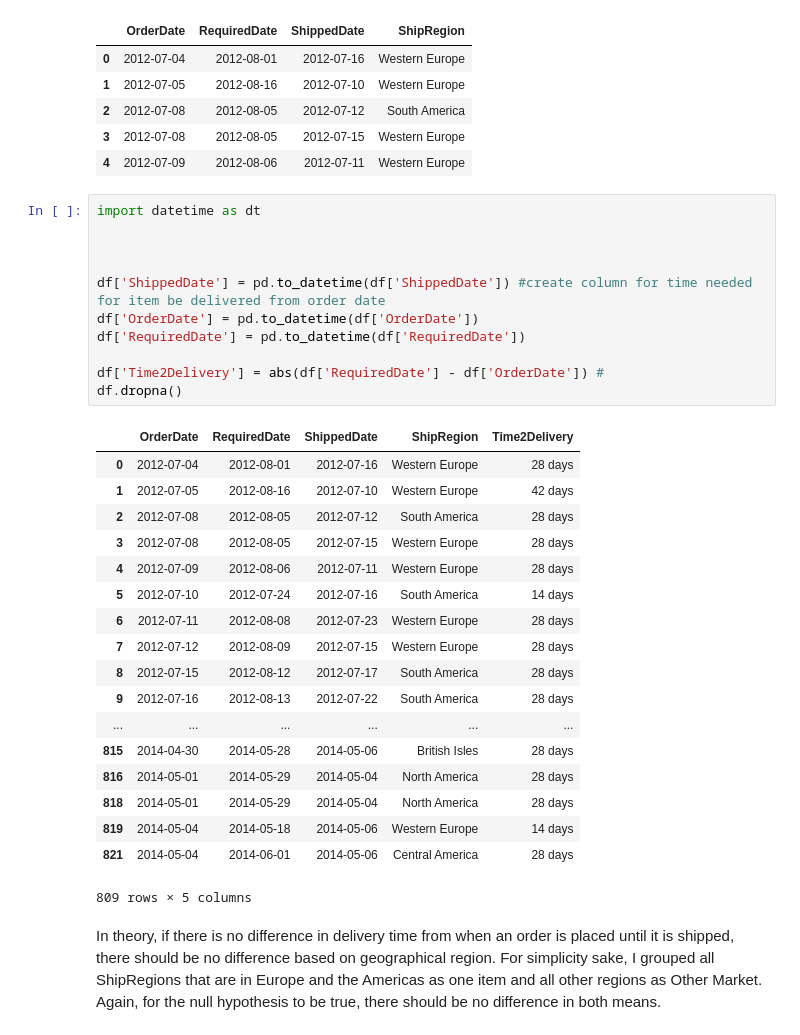
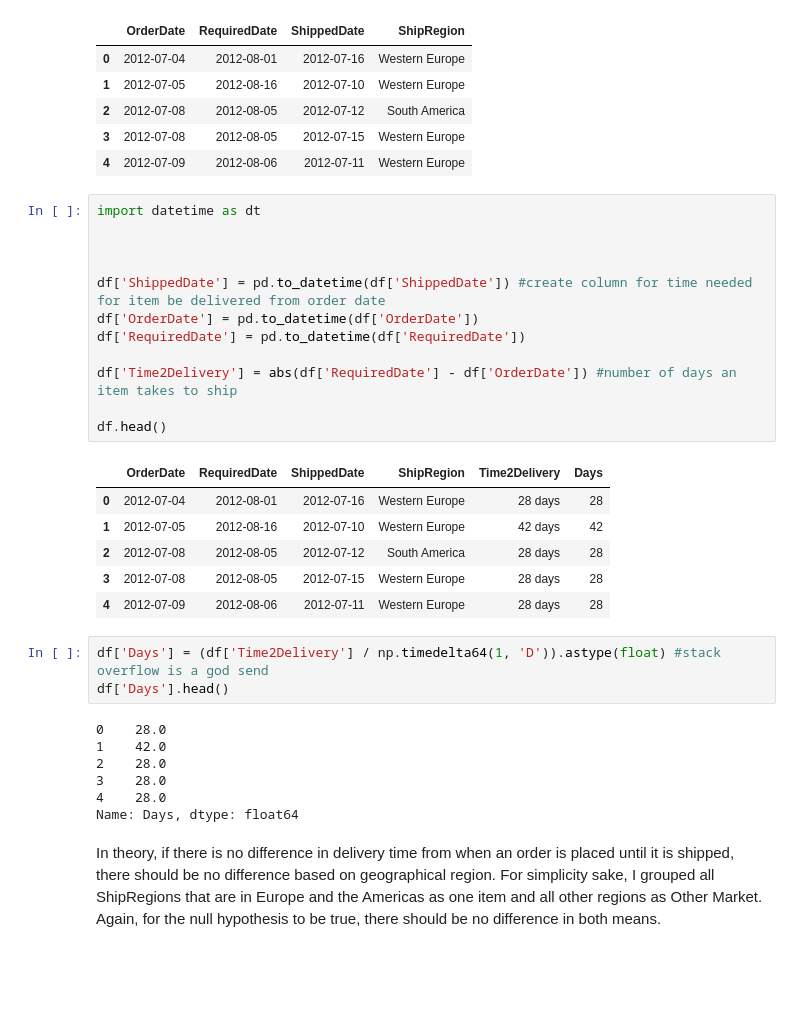
Before and after one commit to jdsmithwes/hypothesis_testing_workflow_python, a Jupyter notebook: student.ipynb, the cells around one changed output. Cells and saved outputs as stored; diff of their text form; blank space fills up the shorter version.

```diff
--- a/student.ipynb
+++ b/student.ipynb
@@ -254,33 +254,32 @@ df.head()
 # %%
 import datetime as dt
 
 
 
 df['ShippedDate'] = pd.to_datetime(df['ShippedDate']) #create column for time needed for item be delivered from order date
 df['OrderDate'] = pd.to_datetime(df['OrderDate'])
 df['RequiredDate'] = pd.to_datetime(df['RequiredDate'])
 
-df['Time2Delivery'] = abs(df['RequiredDate'] - df['OrderDate']) #
-df.dropna()
+df['Time2Delivery'] = abs(df['RequiredDate'] - df['OrderDate']) #number of days an item takes to ship
+
+df.head()
 # %% [output]
-|  | OrderDate | RequiredDate | ShippedDate | ShipRegion | Time2Delivery |
-| 0 | 2012-07-04 | 2012-08-01 | 2012-07-16 | Western Europe | 28 days |
-| 1 | 2012-07-05 | 2012-08-16 | 2012-07-10 | Western Europe | 42 days |
-| 2 | 2012-07-08 | 2012-08-05 | 2012-07-12 | South America | 28 days |
-| 3 | 2012-07-08 | 2012-08-05 | 2012-07-15 | Western Europe | 28 days |
-| 4 | 2012-07-09 | 2012-08-06 | 2012-07-11 | Western Europe | 28 days |
-| 5 | 2012-07-10 | 2012-07-24 | 2012-07-16 | South America | 14 days |
-| 6 | 2012-07-11 | 2012-08-08 | 2012-07-23 | Western Europe | 28 days |
-| 7 | 2012-07-12 | 2012-08-09 | 2012-07-15 | Western Europe | 28 days |
-| 8 | 2012-07-15 | 2012-08-12 | 2012-07-17 | South America | 28 days |
-| 9 | 2012-07-16 | 2012-08-13 | 2012-07-22 | South America | 28 days |
-| ... | ... | ... | ... | ... | ... |
-| 815 | 2014-04-30 | 2014-05-28 | 2014-05-06 | British Isles | 28 days |
-| 816 | 2014-05-01 | 2014-05-29 | 2014-05-04 | North America | 28 days |
-| 818 | 2014-05-01 | 2014-05-29 | 2014-05-04 | North America | 28 days |
-| 819 | 2014-05-04 | 2014-05-18 | 2014-05-06 | Western Europe | 14 days |
-| 821 | 2014-05-04 | 2014-06-01 | 2014-05-06 | Central America | 28 days |
+|  | OrderDate | RequiredDate | ShippedDate | ShipRegion | Time2Delivery | Days |
+| 0 | 2012-07-04 | 2012-08-01 | 2012-07-16 | Western Europe | 28 days | 28 |
+| 1 | 2012-07-05 | 2012-08-16 | 2012-07-10 | Western Europe | 42 days | 42 |
+| 2 | 2012-07-08 | 2012-08-05 | 2012-07-12 | South America | 28 days | 28 |
+| 3 | 2012-07-08 | 2012-08-05 | 2012-07-15 | Western Europe | 28 days | 28 |
+| 4 | 2012-07-09 | 2012-08-06 | 2012-07-11 | Western Europe | 28 days | 28 |
-809 rows × 5 columns
+# %%
+df['Days'] = (df['Time2Delivery'] / np.timedelta64(1, 'D')).astype(float) #stack overflow is a god send
+df['Days'].head()
+# %% [output]
+0    28.0
+1    42.0
+2    28.0
+3    28.0
+4    28.0
+Name: Days, dtype: float64
 # %% [markdown]
 In theory, if there is no difference in delivery time from when an order is placed until it is shipped, there should be no difference based on geographical region. For simplicity sake, I grouped all ShipRegions that are in Europe and the Americas as one item and all other regions as Other Market. Again, for the null hypothesis to be true, there should be no difference in both means.
 # %%
```
Also changed, not shown: parts of 17 cells of this notebook.
